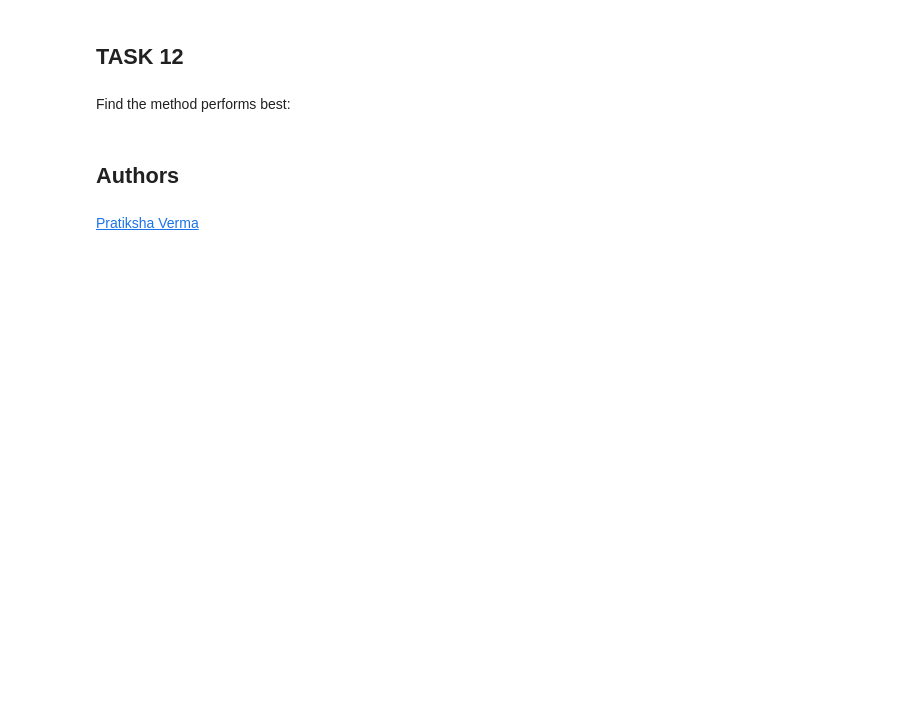
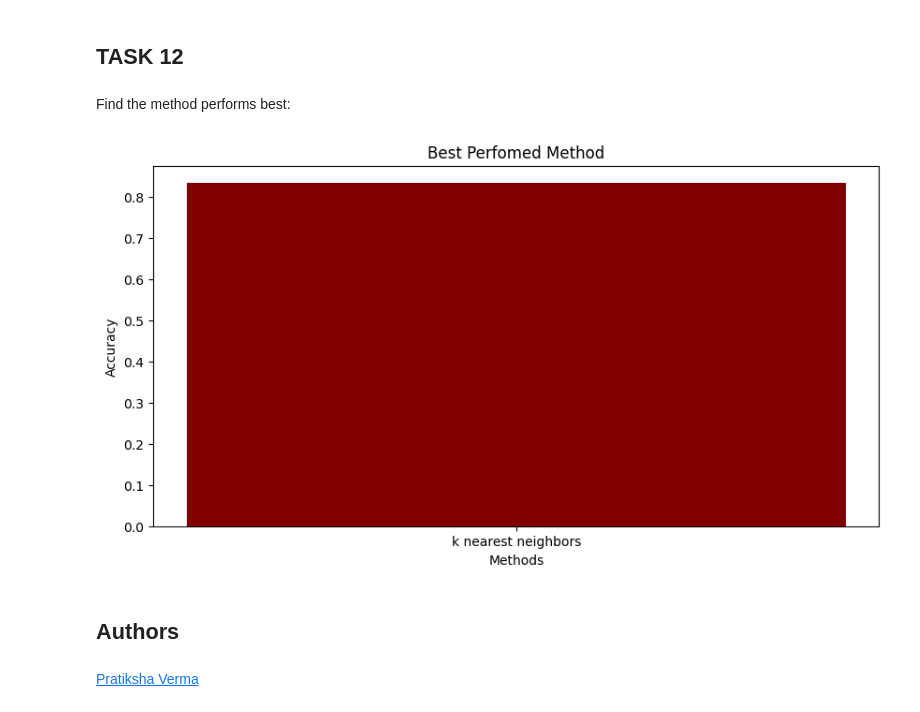
Before and after one commit to maroofc/Applied-Data-Science-Capstone-Project, a Jupyter notebook: Predictive Analysis.ipynb, the cells around one changed output. Saved outputs shown, nothing was run; the diff lists cells and outputs as text; code cells hidden in the pictures; blank space fills up the shorter version.

```diff
--- a/Predictive Analysis.ipynb
+++ b/Predictive Analysis.ipynb
@@ -242,0 +349,7 @@ print("accuracy :", knn_cv.score(X_test, Y_test))
+# %%
+print("accuracy :", knn_cv.score(X_test, Y_test))
+accu=[]
+methods=[]
+accu.append(knn_cv.score(X_test,Y_test))
+methods.append('k nearest neighbors')
+knn_cv.score(X_test,Y_test)
@@ -249,6 +367,22 @@ plot_confusion_matrix(Y_test,yhat)
 ## TASK  12
 # %% [markdown]
 Find the method performs best:
+# %%
+import numpy as np
+import matplotlib.pyplot as plt
+
+
+fig = plt.figure(figsize = (10, 5))
+
+# creating the bar plot
+plt.bar(methods, knn_cv.score(X_test, Y_test), color ='maroon',width = 0.4)
+
+plt.xlabel("Methods")
+plt.ylabel("Accuracy")
+plt.title("Best Perfomed Method")
+plt.show()
+# %% [output]
+[figure, added]
 # %% [markdown]
 ## Authors
 # %% [markdown]
```
Also changed, not shown: parts of 22 cells of this notebook.
